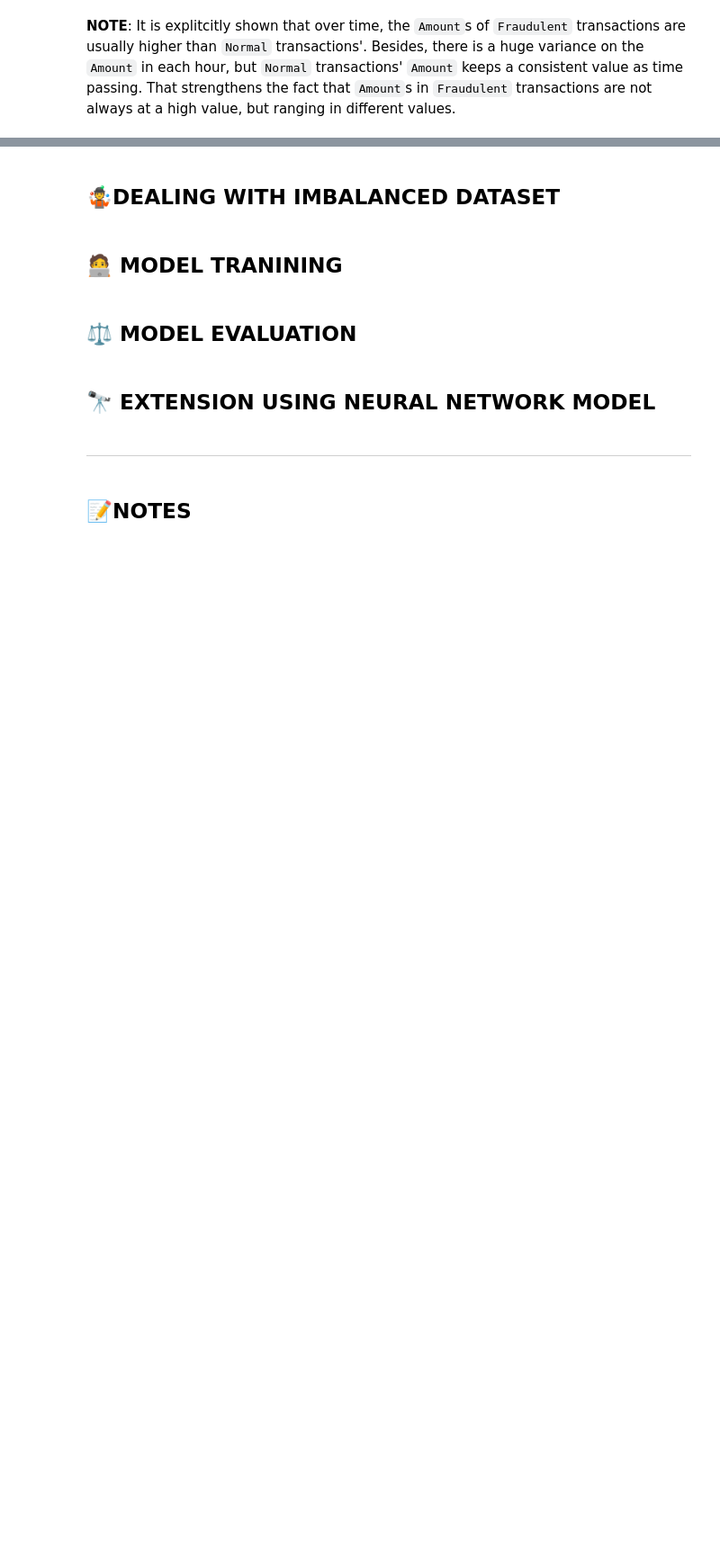
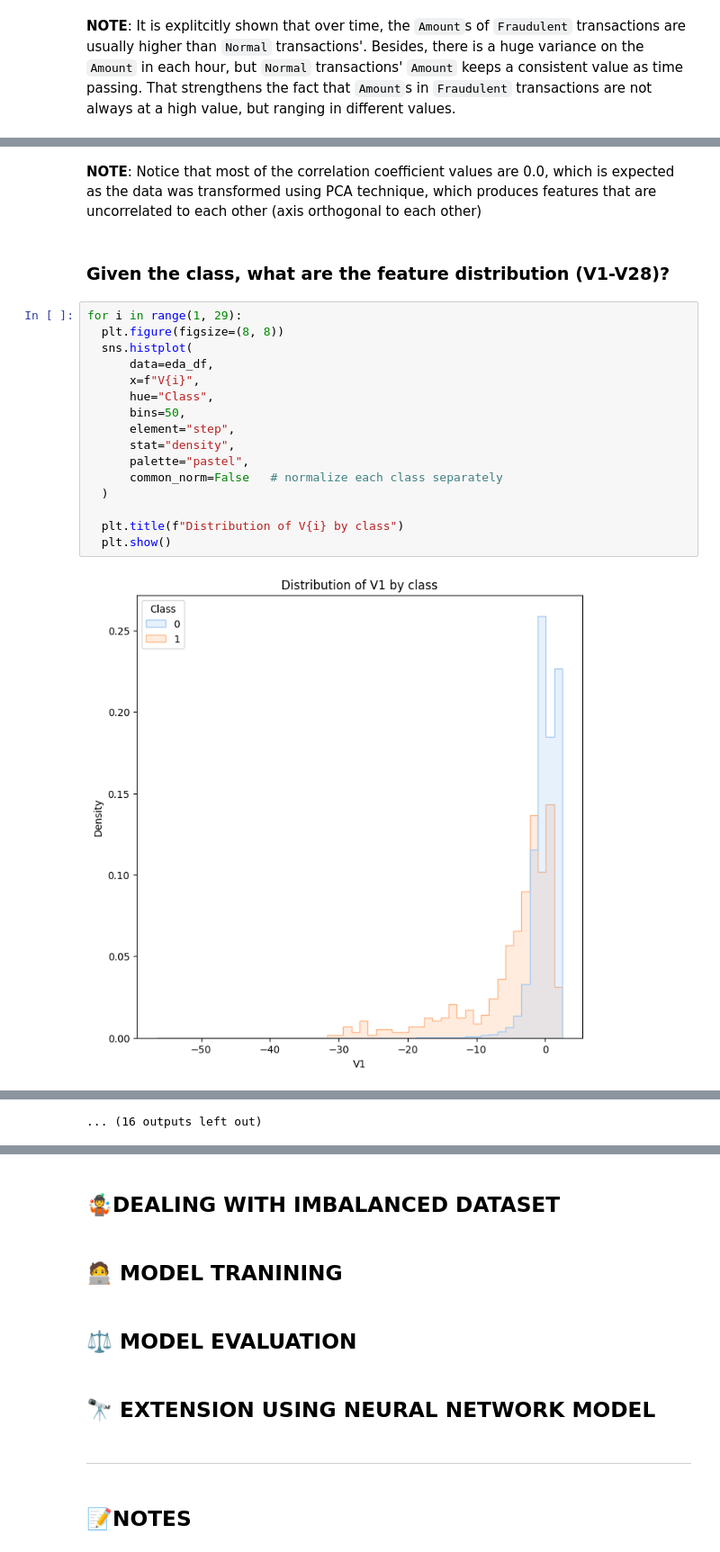
Before and after one commit to trungdung1711/credit-card-fraud-detection, a Jupyter notebook: notebooks/_v1.ipynb, the cells around one changed output, grey strips where cells are left out. Shown at 90% size. Cells and saved outputs as stored; diff of their text form; blank space fills up the shorter version.

```diff
--- a/notebooks/_v1.ipynb
+++ b/notebooks/_v1.ipynb
@@ -227,0 +250,22 @@ plt.show()
+# %% [markdown]
+**NOTE**: Notice that most of the correlation coefficient values are 0.0, which is expected as the data was transformed using PCA technique, which produces features that are uncorrelated to each other (axis orthogonal to each other)
+# %% [markdown]
+### Given the class, what are the feature distribution (V1-V28)?
+# %%
+for i in range(1, 29):
+  plt.figure(figsize=(8, 8))
+  sns.histplot(
+      data=eda_df,
+      x=f"V{i}",
+      hue="Class",
+      bins=50,
+      element="step",
+      stat="density",
+      palette="pastel",
+      common_norm=False   # normalize each class separately
+  )
+
+  plt.title(f"Distribution of V{i} by class")
+  plt.show()
+# %% [output]
+[figure, added]
@@ -227,0 +283 @@ plt.show()
+... (16 outputs left out)
```
Also changed, not shown: parts of 12 cells of this notebook.
